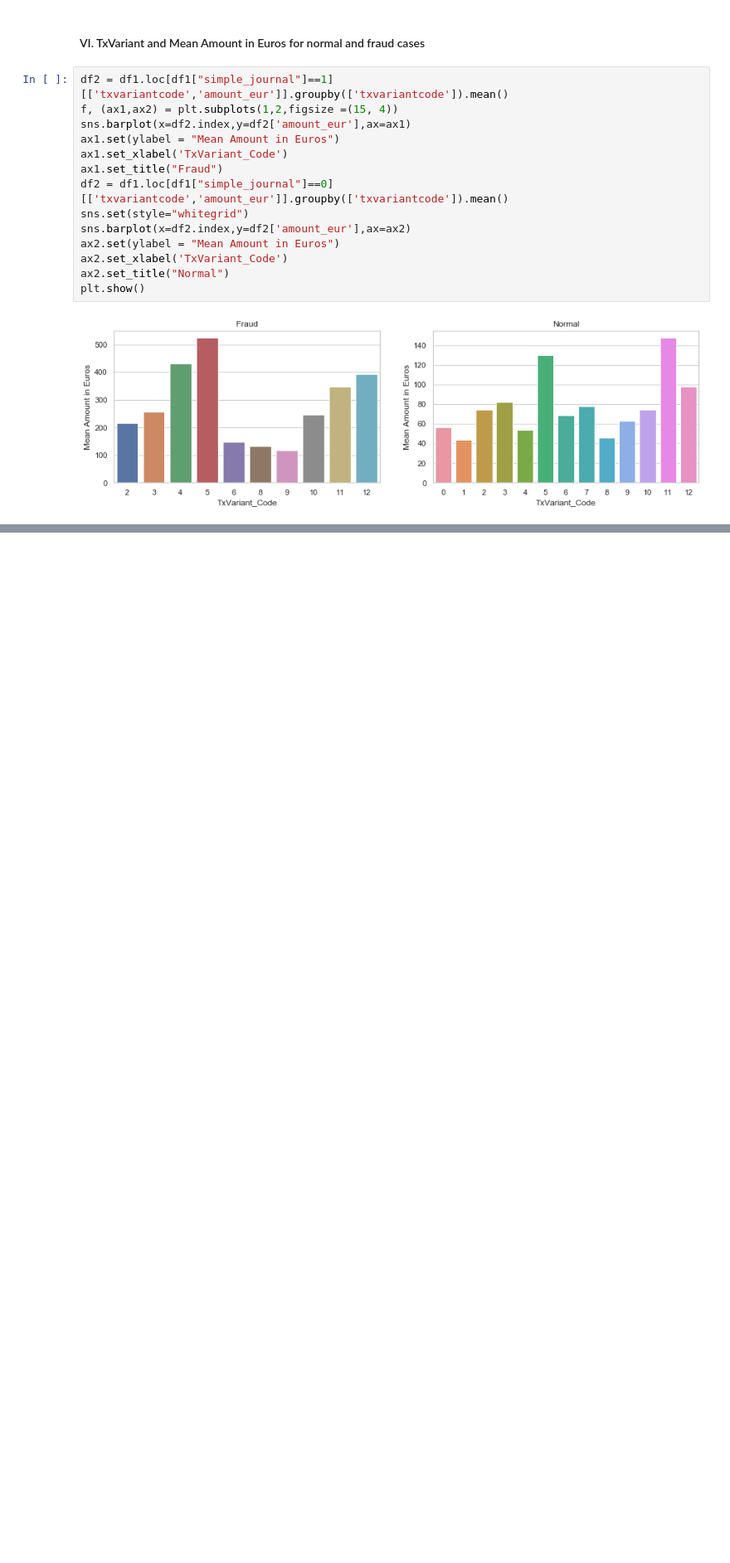
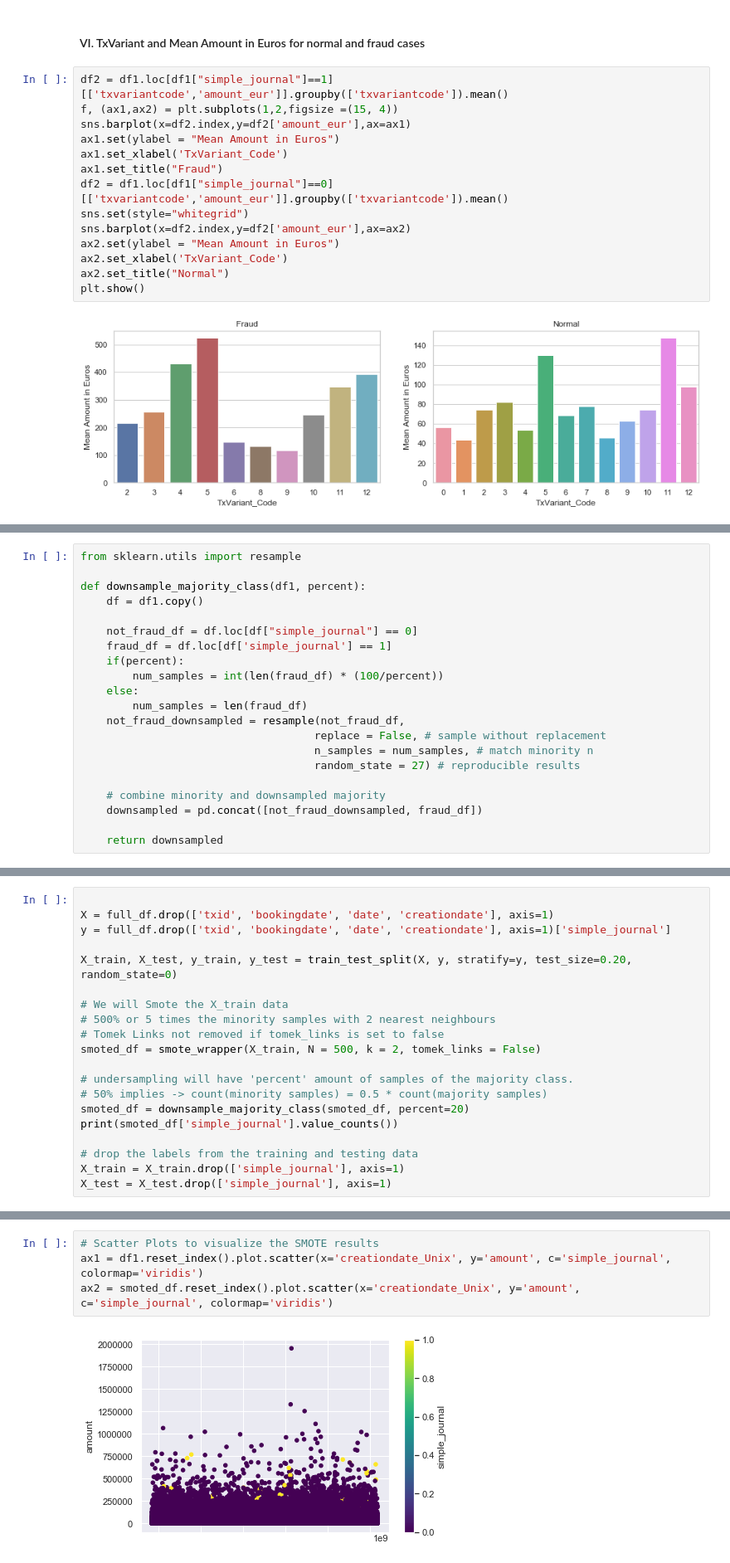
Before and after one commit to adityakunar/cda-2021, a Jupyter notebook: Assignment-1/Lab1_Master.ipynb, the cells around one changed output, grey strips where cells are left out. Shown at 83% size. Saved outputs shown, nothing was run; the diff lists cells and outputs as text; blank space fills up the shorter version.

```diff
--- a/Assignment-1/Lab1_Master.ipynb
+++ b/Assignment-1/Lab1_Master.ipynb
@@ -316,0 +439,21 @@ plt.show()
+# %%
+from sklearn.utils import resample
+
+def downsample_majority_class(df1, percent):
+    df = df1.copy()
+
+    not_fraud_df = df.loc[df["simple_journal"] == 0]
+    fraud_df = df.loc[df['simple_journal'] == 1]
+    if(percent):
+        num_samples = int(len(fraud_df) * (100/percent))
+    else:
+        num_samples = len(fraud_df)
+    not_fraud_downsampled = resample(not_fraud_df,
+                                    replace = False, # sample without replacement
+                                    n_samples = num_samples, # match minority n
+                                    random_state = 27) # reproducible results
+
+    # combine minority and downsampled majority
+    downsampled = pd.concat([not_fraud_downsampled, fraud_df])
+
+    return downsampled
@@ -316,0 +462,20 @@ plt.show()
+# %%
+
+X = full_df.drop(['txid', 'bookingdate', 'date', 'creationdate'], axis=1)
+y = full_df.drop(['txid', 'bookingdate', 'date', 'creationdate'], axis=1)['simple_journal']
+
+X_train, X_test, y_train, y_test = train_test_split(X, y, stratify=y, test_size=0.20, random_state=0)
+
+# We will Smote the X_train data
+# 500% or 5 times the minority samples with 2 nearest neighbours
+# Tomek Links not removed if tomek_links is set to false
+smoted_df = smote_wrapper(X_train, N = 500, k = 2, tomek_links = False)
+
+# undersampling will have 'percent' amount of samples of the majority class.
+# 50% implies -> count(minority samples) = 0.5 * count(majority samples)
+smoted_df = downsample_majority_class(smoted_df, percent=20)
+print(smoted_df['simple_journal'].value_counts())
+
+# drop the labels from the training and testing data
+X_train = X_train.drop(['simple_journal'], axis=1)
+X_test = X_test.drop(['simple_journal'], axis=1)
@@ -316,0 +486,6 @@ plt.show()
+# %%
+# Scatter Plots to visualize the SMOTE results
+ax1 = df1.reset_index().plot.scatter(x='creationdate_Unix', y='amount', c='simple_journal', colormap='viridis')
+ax2 = smoted_df.reset_index().plot.scatter(x='creationdate_Unix', y='amount', c='simple_journal', colormap='viridis')
+# %% [output]
+[figure, added]
```
Also changed, not shown: parts of 18 cells of this notebook.
